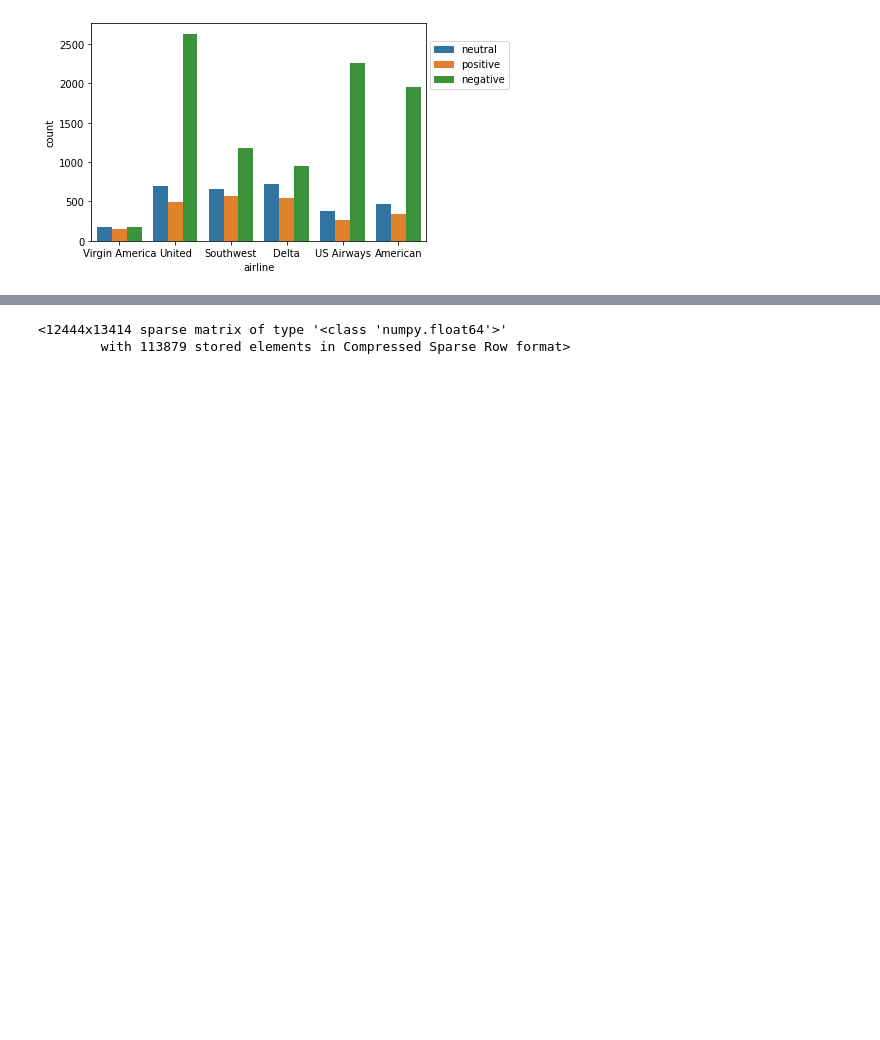
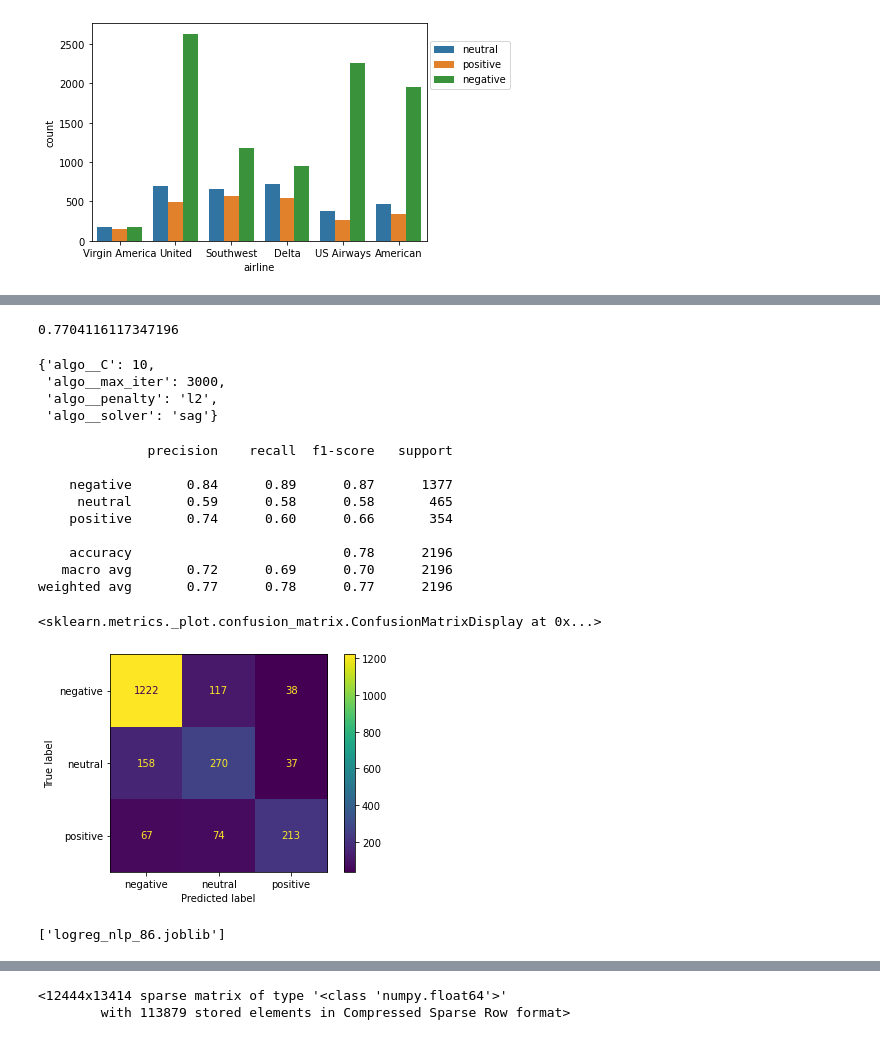
Before and after one commit to zylbergs/Project_Portofolio, a Jupyter notebook: US_airline_sentiment_analysis/airline_sentiment_analysis_tweet.ipynb, the cells around one changed output, grey strips where cells are left out. Drawn from its saved outputs; the diff is of its cells as text; code cells hidden in the pictures; blank space fills up the shorter version.

```diff
--- a/US_airline_sentiment_analysis/airline_sentiment_analysis_tweet.ipynb
+++ b/US_airline_sentiment_analysis/airline_sentiment_analysis_tweet.ipynb
@@ -67,0 +133,13 @@ X_test_tfidf = tfidf.transform(X_test)
+# %%
+#pipelining
+def ml_pipeline(algo,param_grid):
+    preprocess = Pipeline(steps=[
+        ('tfidf',TfidfVectorizer(stop_words='english')),
+        ('dim_red',TruncatedSVD(n_components=3000)),
+        ('algo',algo)
+    ])
+    search = GridSearchCV(preprocess,param_grid=param_grid)
+    return preprocess,search
+# %%
+base,search = ml_pipeline(LogisticRegression(),param_grid={'algo__max_iter':[3000],'algo__C':[10,25],'algo__penalty':['l2'],'algo__solver':['sag']})
+search.fit(X_train,y_train)
@@ -67,0 +154,13 @@ X_test_tfidf = tfidf.transform(X_test)
+# %%
+search.best_score_
+# %% [output]
+0.7704116117347196
+# %%
+search.best_params_
+# %% [output]
+{'algo__C': 10,
+ 'algo__max_iter': 3000,
+ 'algo__penalty': 'l2',
+ 'algo__solver': 'sag'}
+# %%
+logreg_pred = search.predict(X_test)
@@ -67,0 +169,21 @@ X_test_tfidf = tfidf.transform(X_test)
+# %%
+print(classification_report(y_test,logreg_pred))
+plot_confusion_matrix(search,X_test,y_test)
+# %% [output]
+              precision    recall  f1-score   support
+
+    negative       0.84      0.89      0.87      1377
+     neutral       0.59      0.58      0.58       465
+    positive       0.74      0.60      0.66       354
+
+    accuracy                           0.78      2196
+   macro avg       0.72      0.69      0.70      2196
+weighted avg       0.77      0.78      0.77      2196
+<sklearn.metrics._plot.confusion_matrix.ConfusionMatrixDisplay at 0x...>
+[figure, added]
+# %%
+from joblib import dump,load
+filename = "logreg_nlp_86.joblib"
+dump(search,filename)
+# %% [output]
+['logreg_nlp_86.joblib']
```
Also changed, not shown: parts of 41 cells of this notebook, 6 other files.
